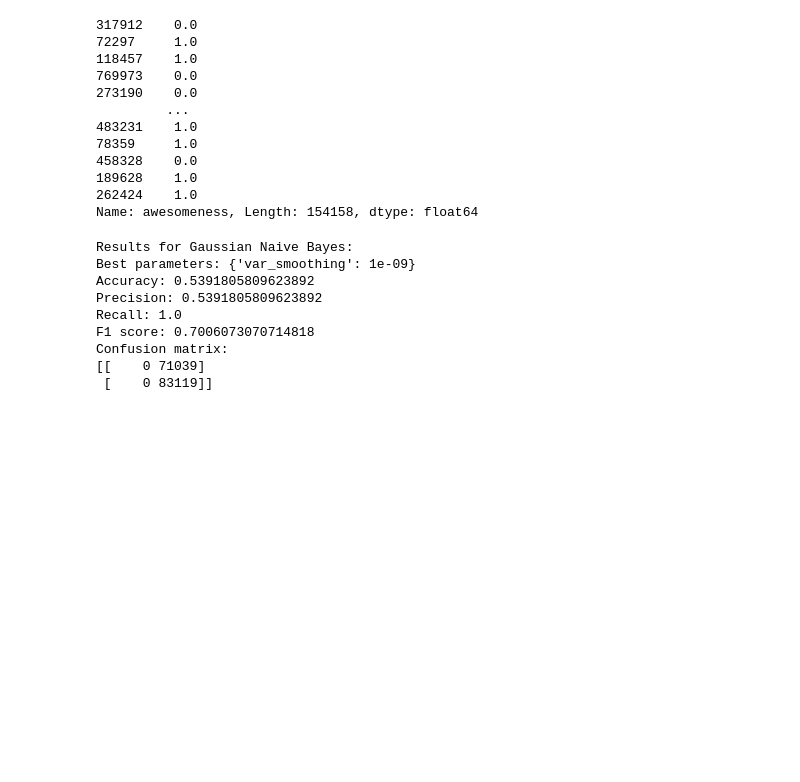
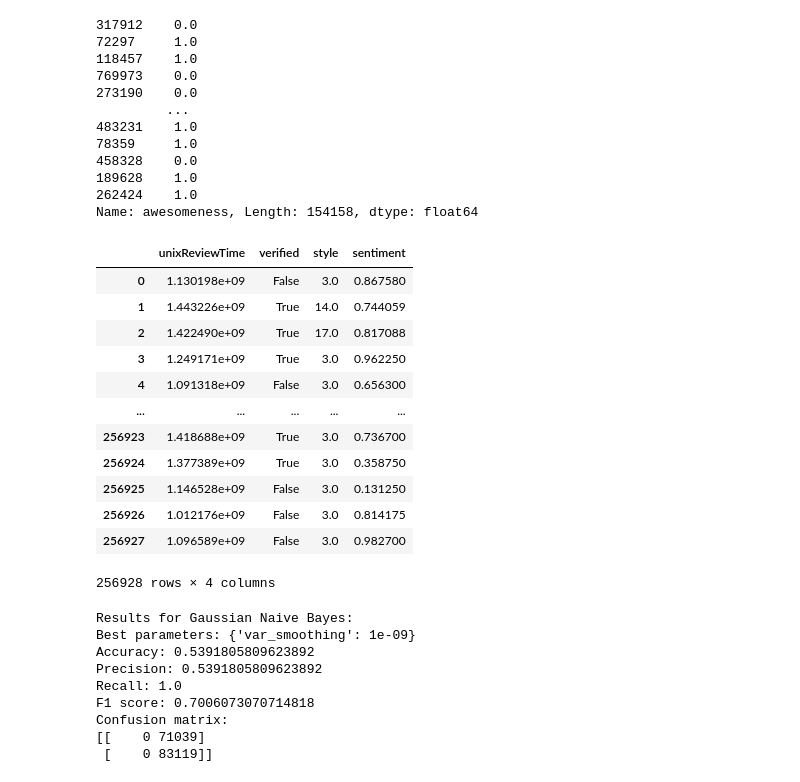
Before and after one commit to wubbalubbadu/ML-project, a Jupyter notebook: 70achieved.ipynb, the cells around one changed output. Cells and saved outputs as stored; diff of their text form; code cells hidden in the pictures; blank space fills up the shorter version.

```diff
--- a/70achieved.ipynb
+++ b/70achieved.ipynb
@@ -450,6 +448,23 @@ y_test
 189628    1.0
 262424    1.0
 Name: awesomeness, Length: 154158, dtype: float64
+# %%
+test1 = pd.read_csv("test1.csv")
+test1
+# %% [output]
+|  | unixReviewTime | verified | style | sentiment |
+| 0 | 1.130198e+09 | False | 3.0 | 0.867580 |
+| 1 | 1.443226e+09 | True | 14.0 | 0.744059 |
+| 2 | 1.422490e+09 | True | 17.0 | 0.817088 |
+| 3 | 1.249171e+09 | True | 3.0 | 0.962250 |
+| 4 | 1.091318e+09 | False | 3.0 | 0.656300 |
+| ... | ... | ... | ... | ... |
+| 256923 | 1.418688e+09 | True | 3.0 | 0.736700 |
+| 256924 | 1.377389e+09 | True | 3.0 | 0.358750 |
+| 256925 | 1.146528e+09 | False | 3.0 | 0.131250 |
+| 256926 | 1.012176e+09 | False | 3.0 | 0.814175 |
+| 256927 | 1.096589e+09 | False | 3.0 | 0.982700 |
+256928 rows × 4 columns
 # %%
 # import joblib
 # from sklearn.metrics import accuracy_score, precision_score, recall_score, f1_score, confusion_matrix
```
Also changed, not shown: parts of 6 cells of this notebook, 5 other files.
